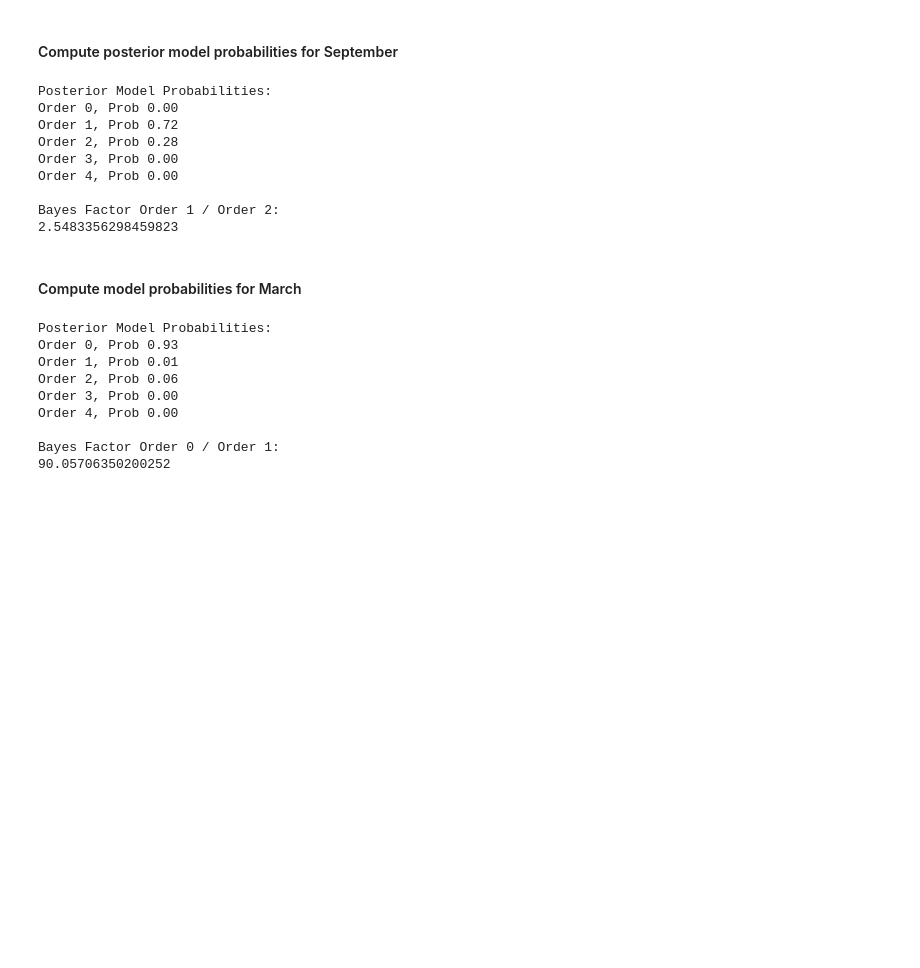
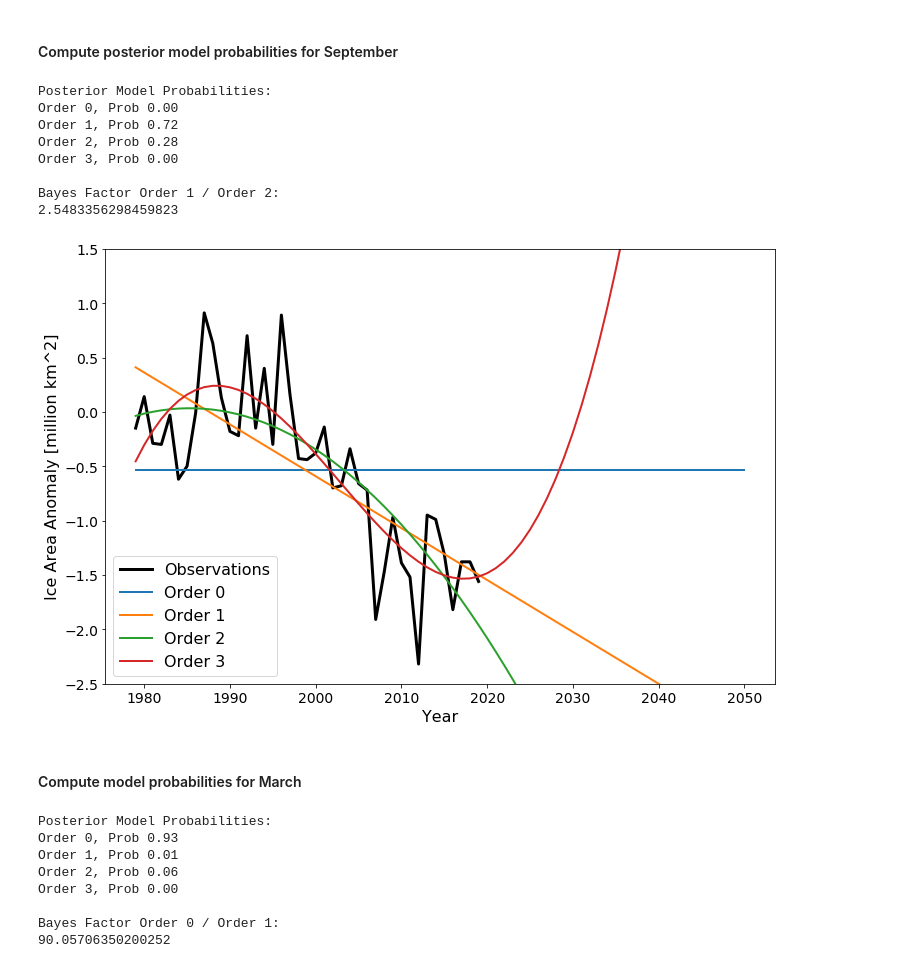
Before and after one commit to Ashleykjimenez/lecture14-code, a Jupyter notebook: ExtentRegression.ipynb, the cells around one changed output. Cells and saved outputs as stored; diff of their text form; code cells hidden in the pictures; blank space fills up the shorter version.

```diff
--- a/ExtentRegression.ipynb
+++ b/ExtentRegression.ipynb
@@ -89,7 +89,8 @@ def CreateVandermonde(order, years):
 
 def ConstructPrior(order):
     prior_mean = np.zeros((order+1))
-    prior_std =  1*np.ones((order+1))
+
+    prior_std =  1.0*np.ones((order+1))
 
     prior_var = prior_std*prior_std
     return mm.Gaussian(prior_mean, prior_var)
@@ -314,7 +315,7 @@ Probability that March slope is negative = 0.737
 def ComputeEvidence(dist, obs_df):
     order = dist.Dimension()-1
 
-    years  = obs_df['year']
+    years  = np.copy(obs_df['year'].to_numpy())
     years -= years[0]
 
     V =  CreateVandermonde(order, years)
@@ -327,8 +328,9 @@ def ComputeEvidence(dist, obs_df):
 
     return log_evidence
 # %%
-all_orders = [0,1,2,3,4]
+all_orders = [0,1,2,3]
 log_evidences = np.zeros(len(all_orders))
+pred_means = [None]*len(all_orders)
 
 for i in range(len(all_orders)):
     prior = ConstructPrior(all_orders[i])
@@ -350,14 +352,37 @@ Order 0, Prob 0.00
 Order 1, Prob 0.72
 Order 2, Prob 0.28
 Order 3, Prob 0.00
-Order 4, Prob 0.00
 
 Bayes Factor Order 1 / Order 2:
 2.5483356298459823
+# %%
+plt.figure(figsize=(12,8))
+plt.plot(sep_df['year'],sep_df['area_anomaly'], 'k', linewidth=3, label='Observations')
+
+
+for i in range(len(all_orders)):
+    prior = ConstructPrior(all_orders[i])
+
+    post = ConstructPosterior(prior, sep_df, obs_var)
+
+    V_pred = CreateVandermonde(all_orders[i], pred_years)
+    plt.plot(pred_years+start_year, V_pred@post.GetMean(), linewidth=2, label='Order %d'%all_orders[i])
+
+
+plt.ylim([-2.5,1.5])
+plt.xticks(fontsize=14)
+plt.yticks(fontsize=14)
+plt.legend(fontsize=16)
+plt.xlabel('Year',fontsize=16)
+plt.ylabel('Ice Area Anomaly [million km^2]',fontsize=16)
+plt.savefig('September_OrderComparison.png')
+plt.show()
+# %% [output]
+[figure, added]
 # %% [markdown]
 #### Compute model probabilities for March
 # %%
-all_orders = [0,1,2,3,4]
+all_orders = [0,1,2,3]
 log_evidences = np.zeros(len(all_orders))
 
 for i in range(len(all_orders)):
@@ -380,7 +405,6 @@ Order 0, Prob 0.93
 Order 1, Prob 0.01
 Order 2, Prob 0.06
 Order 3, Prob 0.00
-Order 4, Prob 0.00
 
 Bayes Factor Order 0 / Order 1:
 90.05706350200252
```
Also changed, not shown: parts of 1 cell of this notebook.
